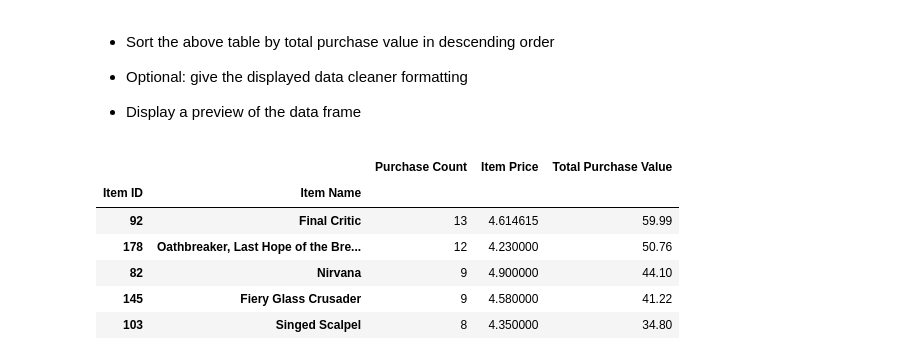
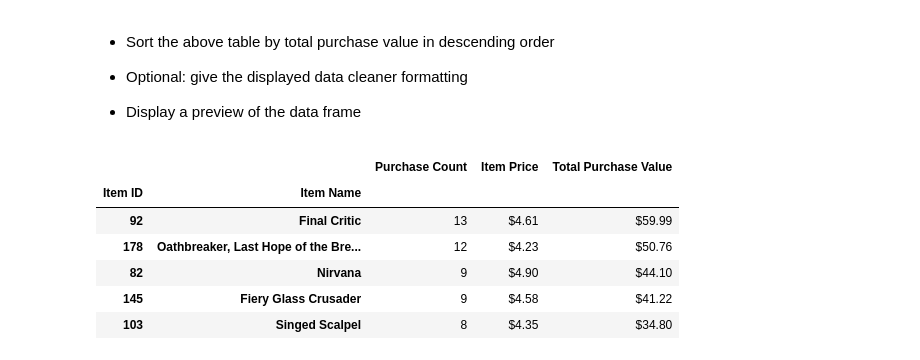
Before and after one commit to chaenii989/Pandas_Challenge, a Jupyter notebook: HeroesOfPymoli/HeroesOfPymoli_starter.ipynb, the cells around one changed output. Drawn from its saved outputs; the diff is of its cells as text; code cells hidden in the pictures.

```diff
--- a/HeroesOfPymoli/HeroesOfPymoli_starter.ipynb
+++ b/HeroesOfPymoli/HeroesOfPymoli_starter.ipynb
@@ -309,13 +319,14 @@ popular_item_sort.head()
 
 * Display a preview of the data frame
 # %%
-popular_item_sort = purchasing_df_item.sort_values("Total Purchase Value",ascending=False)
-popular_item_sort.head()
+format_mapping = {"Item Price":"${:,.2f}","Total Purchase Value":"${:,.2f}"}
+popular_item_sort = purchasing_df_item.sort_values("Total Purchase Value",ascending=False).head()
+popular_item_sort.style.format(format_mapping)
 # %% [output]
 |  |  | Purchase Count | Item Price | Total Purchase Value |
 | Item ID | Item Name |  |  |  |
-| 92 | Final Critic | 13 | 4.614615 | 59.99 |
-| 178 | Oathbreaker, Last Hope of the Bre... | 12 | 4.230000 | 50.76 |
-| 82 | Nirvana | 9 | 4.900000 | 44.10 |
-| 145 | Fiery Glass Crusader | 9 | 4.580000 | 41.22 |
-| 103 | Singed Scalpel | 8 | 4.350000 | 34.80 |
+| 92 | Final Critic | 13 | $4.61 | $59.99 |
+| 178 | Oathbreaker, Last Hope of the Bre... | 12 | $4.23 | $50.76 |
+| 82 | Nirvana | 9 | $4.90 | $44.10 |
+| 145 | Fiery Glass Crusader | 9 | $4.58 | $41.22 |
+| 103 | Singed Scalpel | 8 | $4.35 | $34.80 |
```
Also changed, not shown: parts of 6 cells of this notebook, 1 other file.
